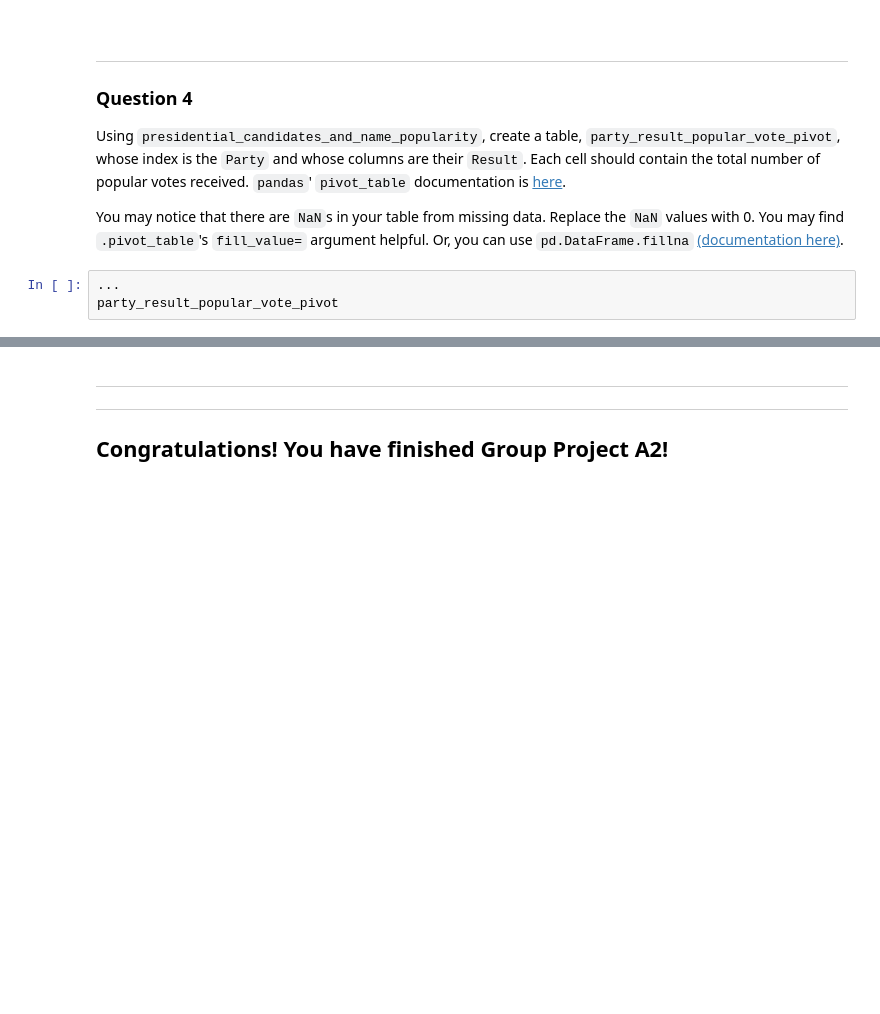
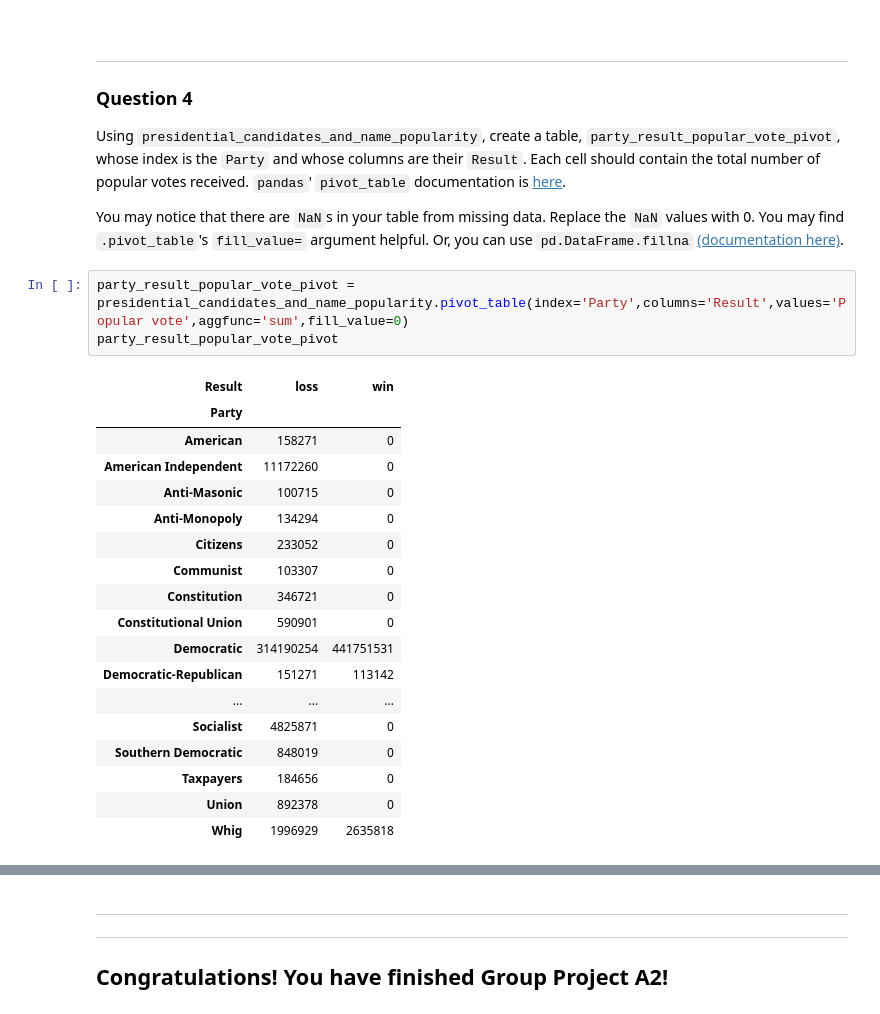
Before and after one commit to RamesTheGeneric/CSCIU459-GROUP-PROJECTS, a Jupyter notebook: A2/A2.ipynb, the cells around one changed output, grey strips where cells are left out. Drawn from its saved outputs; the diff is of its cells as text; blank space fills up the shorter version.

```diff
--- a/A2/A2.ipynb
+++ b/A2/A2.ipynb
@@ -311,8 +632,27 @@ babynames_pivot.head(6)
 Using `presidential_candidates_and_name_popularity`, create a table, `party_result_popular_vote_pivot`, whose index is the `Party` and whose columns are their `Result`. Each cell should contain the total number of popular votes received. `pandas`' `pivot_table` documentation is [here](https://pandas.pydata.org/docs/reference/api/pandas.pivot_table.html).
 
 You may notice that there are `NaN`s in your table from missing data. Replace the `NaN` values with 0. You may find `.pivot_table`'s `fill_value=` argument helpful. Or, you can use `pd.DataFrame.fillna` [(documentation here)](https://pandas.pydata.org/docs/reference/api/pandas.DataFrame.fillna.html).
-# %%
-...
-party_result_popular_vote_pivot
+# %%
+party_result_popular_vote_pivot = presidential_candidates_and_name_popularity.pivot_table(index='Party',columns='Result',values='Popular vote',aggfunc='sum',fill_value=0)
+party_result_popular_vote_pivot
+# %% [output]
+| Result | loss | win |
+| Party |  |  |
+| American | 158271 | 0 |
+| American Independent | 11172260 | 0 |
+| Anti-Masonic | 100715 | 0 |
+| Anti-Monopoly | 134294 | 0 |
+| Citizens | 233052 | 0 |
+| Communist | 103307 | 0 |
+| Constitution | 346721 | 0 |
+| Constitutional Union | 590901 | 0 |
+| Democratic | 314190254 | 441751531 |
+| Democratic-Republican | 151271 | 113142 |
+| ... | ... | ... |
+| Socialist | 4825871 | 0 |
+| Southern Democratic | 848019 | 0 |
+| Taxpayers | 184656 | 0 |
+| Union | 892378 | 0 |
+| Whig | 1996929 | 2635818 |
 # %%
 grader.check("q4")
```
Also changed, not shown: parts of 32 cells of this notebook, 1 other file.
